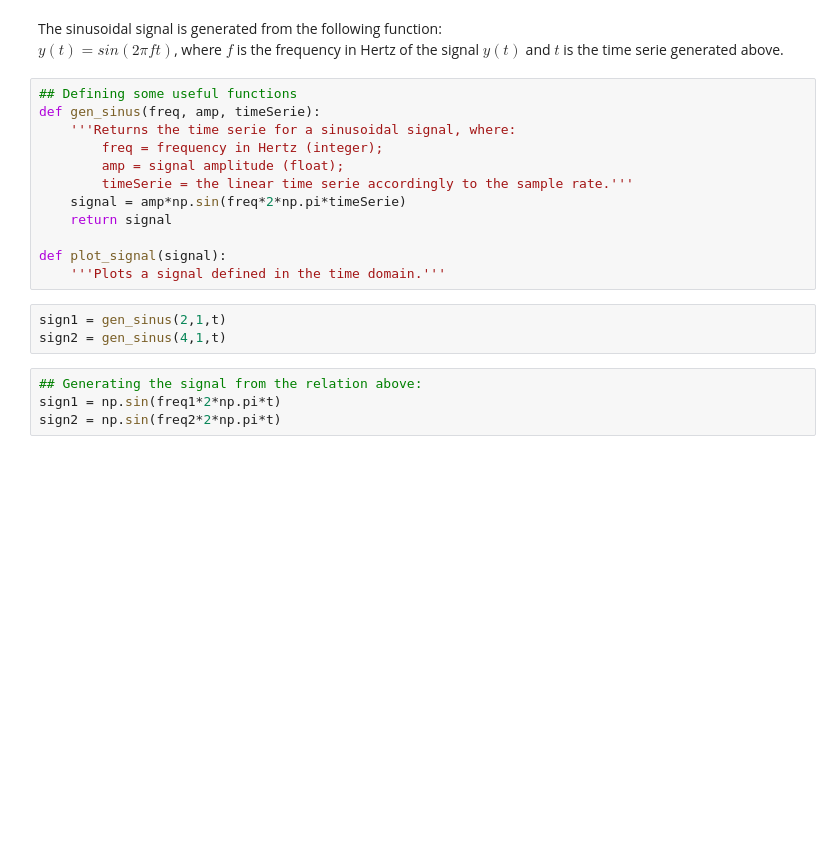
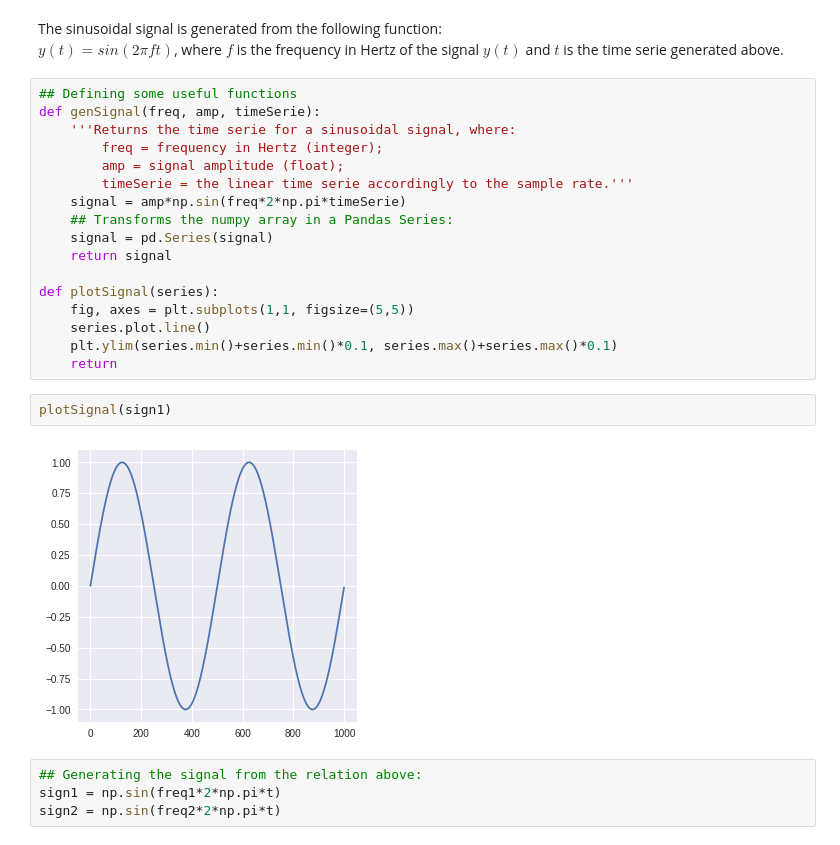
Before and after one commit to tbnsilveira/STFT_analysis, a Jupyter notebook: STFT_sinusoidal_signal.ipynb, the cells around one changed output. Drawn from its saved outputs; the diff is of its cells as text; blank space fills up the shorter version.

Commit message:
feat: generating sinusoidal signal by numpy and plotting as a pd.Series

```diff
--- a/STFT_sinusoidal_signal.ipynb
+++ b/STFT_sinusoidal_signal.ipynb
@@ -26,19 +26,25 @@ The sinusoidal signal is generated from the following function:
 $y(t) = sin(2\pi ft)$, where $f$ is the frequency in Hertz of the signal $y(t)$ and $t$ is the time serie generated above.
 # %%
 ## Defining some useful functions
-def gen_sinus(freq, amp, timeSerie):
+def genSignal(freq, amp, timeSerie):
     '''Returns the time serie for a sinusoidal signal, where:
         freq = frequency in Hertz (integer);
         amp = signal amplitude (float);
         timeSerie = the linear time serie accordingly to the sample rate.'''
     signal = amp*np.sin(freq*2*np.pi*timeSerie)
+    ## Transforms the numpy array in a Pandas Series:
+    signal = pd.Series(signal)
     return signal
 
-def plot_signal(signal):
-    '''Plots a signal defined in the time domain.'''
+def plotSignal(series):
+    fig, axes = plt.subplots(1,1, figsize=(5,5))
+    series.plot.line()
+    plt.ylim(series.min()+series.min()*0.1, series.max()+series.max()*0.1)
+    return
-# %%
-sign1 = gen_sinus(2,1,t)
-sign2 = gen_sinus(4,1,t)
+# %%
+plotSignal(sign1)
+# %% [output]
+[figure, added]
 # %%
 ## Generating the signal from the relation above:
 sign1 = np.sin(freq1*2*np.pi*t)
```
Also changed, not shown: parts of 2 cells of this notebook.
